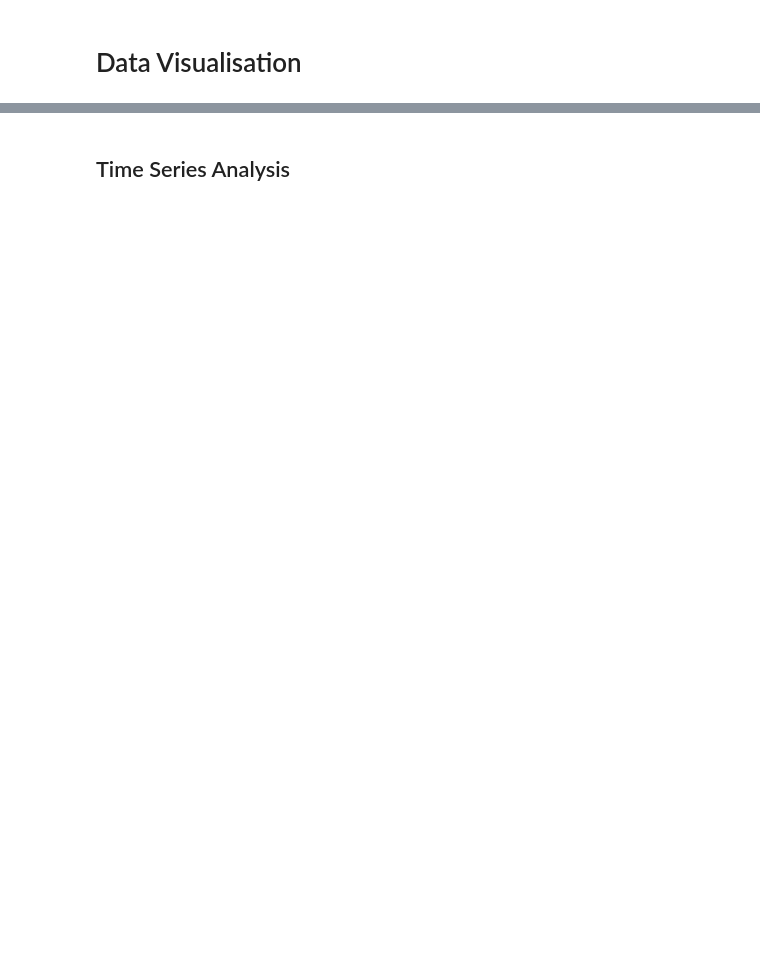
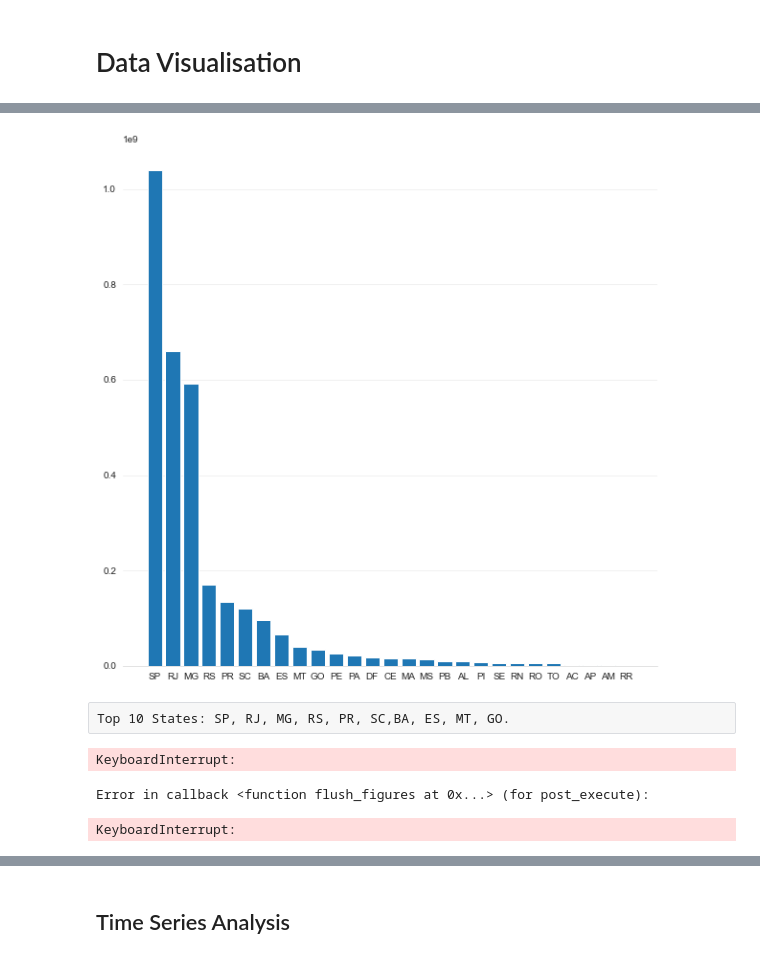
Before and after one commit to JamesLi197412/eCommerce_analysis, a Jupyter notebook: Brazillian E-Commerce.ipynb, the cells around one changed output, grey strips where cells are left out. Saved outputs shown, nothing was run; the diff lists cells and outputs as text; code cells hidden in the pictures; blank space fills up the shorter version.

Commit message:
Keep Working

```diff
--- a/Brazillian E-Commerce.ipynb
+++ b/Brazillian E-Commerce.ipynb
@@ -293,6 +272,7 @@ memory usage: 32.2+ MB
 # rename geolocation column geolocation_zip_code - > customer_zip_code
 temp = geolocation.copy(deep = True)
 temp.rename(columns = {'geolocation_zip_code_prefix':'customer_zip_code_prefix'},inplace = True)
-customers_loc = customers.merge(temp, how ='left', on = 'customer_zip_code_prefix')
+customers_loc = customers.merge(temp, how ='inner', on = 'customer_zip_code_prefix')
 customers_order = customers_loc.merge(orders, how = 'left', on = 'customer_id')
 del temp
+print(customers_order.shape)
@@ -410,0 +334,63 @@ customer_city.head(30)
+# %%
+def bar_plot(df,col):
+    # plot data in stack manner of bar type
+
+    fig, ax = plt.subplots(figsize = (10,10))
+
+    ax.bar(
+        x = df.index,
+        height=df[col],
+        tick_label=df.index
+    )
+
+    # First, let's remove the top, right and left spines (figure borders)
+    # which really aren't necessary for a bar chart.
+    # Also, make the bottom spine gray instead of black.
+    ax.spines['top'].set_visible(False)
+    ax.spines['right'].set_visible(False)
+    ax.spines['left'].set_visible(False)
+    ax.spines['bottom'].set_color('#DDDDDD')
+
+    # Second, remove the ticks as well.
+    ax.tick_params(bottom=False, left=False)
+
+    # Third, add a horizontal grid (but keep the vertical grid hidden).
+    # Color the lines a light gray as well.
+    ax.set_axisbelow(True)
+    ax.yaxis.grid(True, color='#EEEEEE')
+    ax.xaxis.grid(False)
+
+    plt.show()
+# %%
+# payments per city
+payments_geo = pd.pivot_table(customers_order, values = 'payment_value', index = ['customer_state'], columns = 'payment_type', aggfunc= 'sum')
+payments_geo.fillna(0,inplace = True)
+payments_geo['total'] = payments_geo['boleto'] + payments_geo['credit_card']+payments_geo['debit_card']+payments_geo['voucher']
+payments_geo = payments_geo.sort_values(by = 'total', ascending= False)
+# plot data in stack manner of bar type
+
+bar_plot(payments_geo,'total')
+# %% [output]
+[figure, added]
+# %% [raw]
+Top 10 States: SP, RJ, MG, RS, PR, SC,BA, ES, MT, GO.
+# %%
+products_favor = customers_order.groupby(['product_id'])['payment_value'].agg(['count']).reset_index().sort_values(by = 'count', ascending=False)
+# Plot the top 10 favorite products
+# Set default figure size.
+plt.rcParams['figure.figsize'] = (8, 5)
+
+fig, ax = plt.subplots(figsize = (10,10))
+
+ax.bar(
+    x=products_favor.product_id.values,
+    height=products_favor['count'],
+    tick_label='product_id'
+)
+
+# Make the chart fill out the figure better.
+fig.tight_layout()
+# %% [output]
+KeyboardInterrupt:
+Error in callback <function flush_figures at 0x...> (for post_execute):
+KeyboardInterrupt:
```
Also changed, not shown: parts of 21 cells of this notebook, 1 other file.
